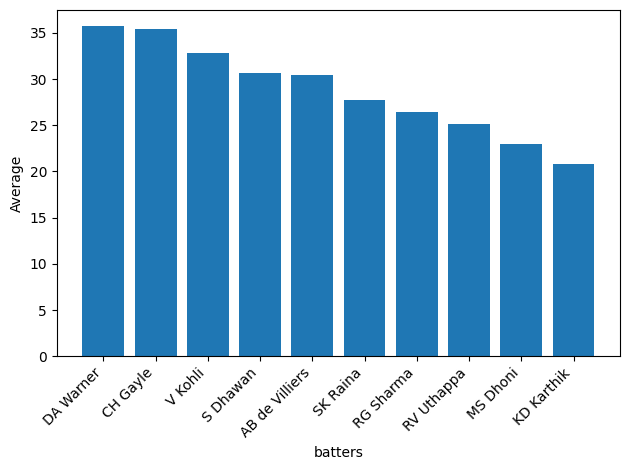
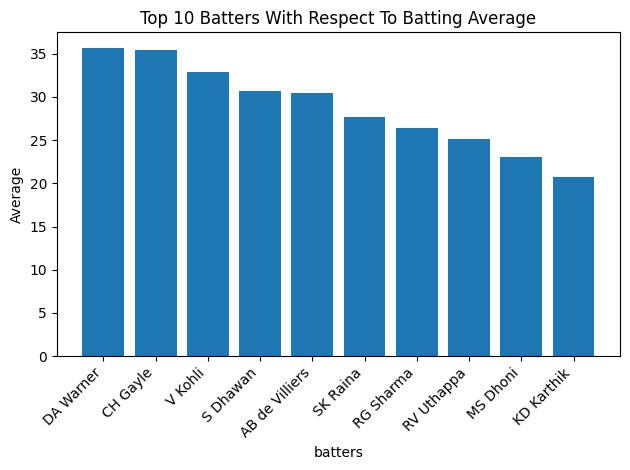
The change to this notebook cell's code, shown as a diff; its figure went from the first image to the second:
--- before
+++ after
@@ -1,4 +1,5 @@
 #Visualizing top Batters with respect to average using Bar Chart
 plt.bar(batter_averages['batter'],batter_averages['average'])
+plt.title("Top 10 Batters With Respect To Batting Average")
 plt.xlabel('batters')
 plt.ylabel('Average')

Commit: Add Chart Visualization to all Visualizations